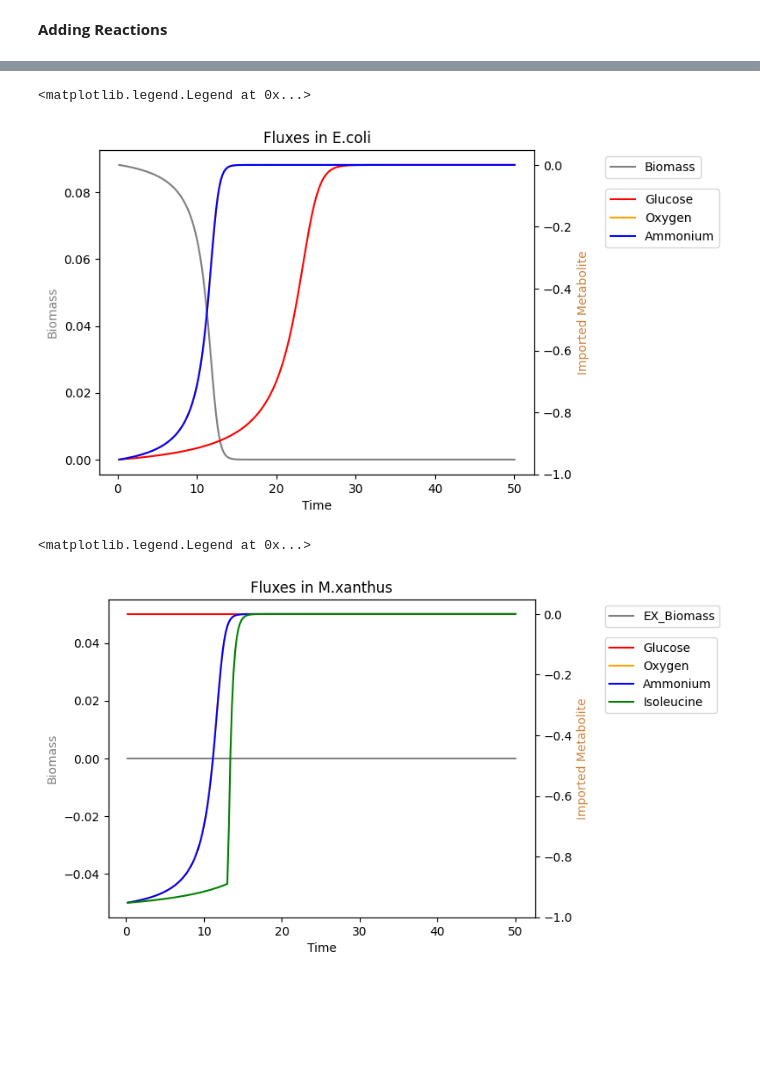
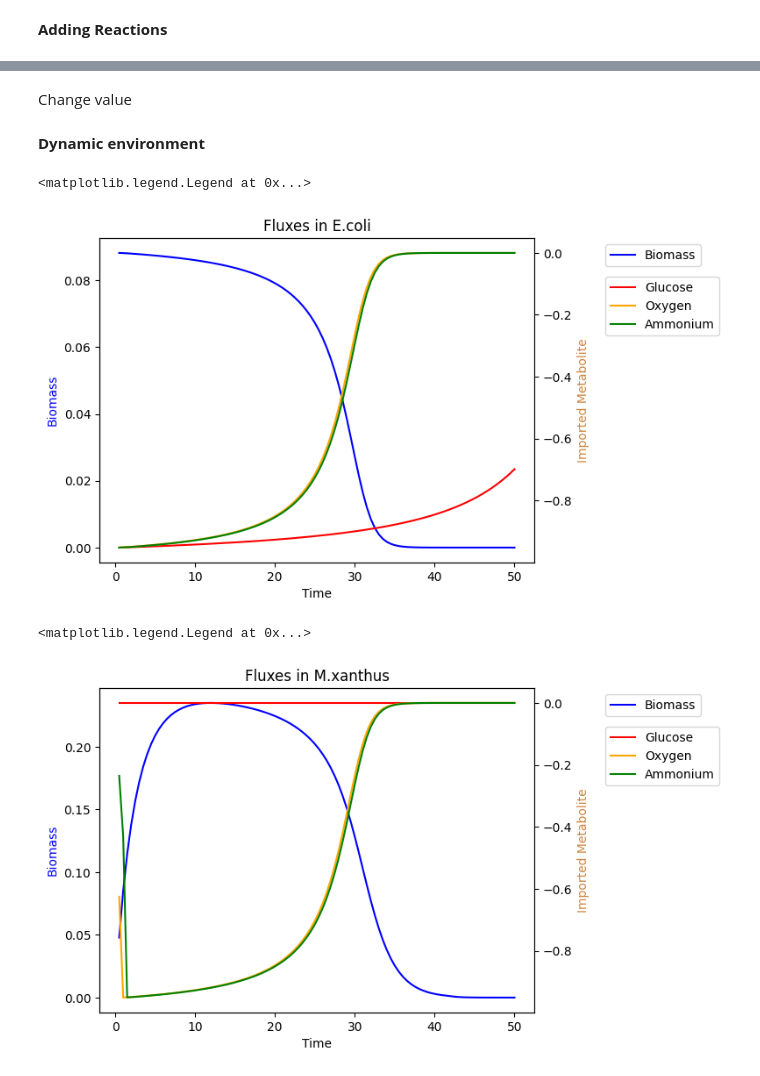
Before and after one commit to BondonMickael/M_xanthus-E_coli-Predation, a Jupyter notebook: notebooks/compart_model.ipynb, the cells around one changed output, grey strips where cells are left out. Drawn from its saved outputs; the diff is of its cells as text; code cells hidden in the pictures; blank space fills up the shorter version.

Commit message:
- Add predation reaction (to M.xanthus) - Add more code annotation - Start making class for predation

```diff
--- a/notebooks/compart_model.ipynb
+++ b/notebooks/compart_model.ipynb
@@ -64,0 +228,2 @@ M_xanthus.add_boundary(M_xanthus.metabolites.get_by_id("Biomass_e"), type="excha
+# %% [markdown]
+Change value
@@ -67,10 +244,12 @@ M_xanthus.reactions.EX_glc_D_e.id = 'EX_glc__D_e'
+# %% [markdown]
+**Dynamic environment**
 # %%
 t = 0
 tf = 50
 steps = 0.5
 time_point = [0]
 it = 1
-y = [100, 100, 100, 100] # give the number of metabolites in the environment
+y = [100, 100, 100] # give the number of metabolites in the environment
 biomass = 0 # quantities of Biomass in the environment
 fluxes_E = []
 fluxes_M = []
@@ -85,26 +264,24 @@ for reaction in M_xanthus.reactions:
 
 
 def add_dynamic_bounds(model, y, biomass):
-    """Use external concentrations to bound the uptake flux of glucose. \n
+    """Use external concentrations to change the bound changing the uptake flux of the limited metabolites. \n
     :param sbml model: The model you want to add dynamic bounds. \n
-    :param list(int) y: A list of the metabolite quantities in environment. In order: glucose, oxygen, amonium, isoleucine.
+    :param list(int) y: A list of the metabolite quantities in environment. In order: glucose, oxygen, amonium. \n
     :param int biomass: Quantities of Biomass in the environment.
     """
-    glucose, oxygen, ammonium, isoleucine = y  # expand the boundary species (Can put more)
+    glucose, oxygen, ammonium = y  # expand the boundary species (Can put more)
 
     glucose_max_import = -10 * glucose / (5 + glucose) # calculate the max import value for the metabolites
     oxygen_max_import = -10 * oxygen / (5 + oxygen)
     ammonium_max_import = -10 * ammonium / (5 + ammonium)
-    isoleucine_max_import = -10 * isoleucine / (5 + isoleucine)
     biomass_max_import = -10 * biomass / (5 + biomass)
-
-    E_coli.reactions.EX_glc__D_e.lower_bound = glucose_max_import  # change the limit of importation with the mex import
 
     model.reactions.EX_o2_e.lower_bound = oxygen_max_import
     model.reactions.EX_nh4_e.lower_bound = ammonium_max_import
 
-    M_xanthus.reactions.EX_ile_L_e.lower_bound = isoleucine_max_import
-    M_xanthus.reactions.EX_glu_L_e.bounds = [0,0]
+    E_coli.reactions.EX_glc__D_e.lower_bound = glucose_max_import  # change the limit of importation with the max import
+
+    M_xanthus.reactions.EX_glc__D_e.bounds = [0,0]
     M_xanthus.reactions.EX_Biomass_e.lower_bound = biomass_max_import
 
 
@@ -114,13 +291,11 @@ def update_metabolites(fluxes, y, biomass):
     :param list(int) y: A list of the metabolite quantities in environment. In order: glucose, oxygen, amonium, isoleucine. \n
     :param int biomass: Quantities of Biomass in the environment.
     """
-    glucose, oxygen, ammonium, isoleucine = y  # expand the boundary species (Can put more)
+    glucose, oxygen, ammonium = y  # expand the boundary species (Can put more)
 
     glucose = glucose + fluxes["EX_glc__D_e"]  # calculate the number of metabolites
     oxygen = oxygen + fluxes["EX_o2_e"]
     ammonium = ammonium + fluxes["EX_nh4_e"]
-    if "EX_ile_L_e" in fluxes:
-        isoleucine = isoleucine + fluxes["EX_ile_L_e"]
     if "BIOMASS_Ec_iML1515_core_75p37M" in fluxes:
         biomass = biomass + fluxes["BIOMASS_Ec_iML1515_core_75p37M"]
     if "EX_Biomass_e" in fluxes:
@@ -132,12 +307,10 @@ def update_metabolites(fluxes, y, biomass):
         oxygen = 0
     if ammonium < 0:
         ammonium = 0
-    if isoleucine < 0:
-        isoleucine = 0
     if biomass < 0:
         biomass = 0
 
-    y = (glucose, oxygen, ammonium, isoleucine)  # changing the value of the metabolites
+    y = (glucose, oxygen, ammonium)  # changing the value of the metabolites
     return y, biomass
 
 
@@ -174,12 +347,12 @@ for i in fluxes_E:
     ammonium.append(i["EX_nh4_e"])
 
 ax = plt.subplot(111)
-ax.plot(time_point[1:], biomass, color="gray", label="Biomass")
+ax.plot(time_point[1:], biomass, color="blue", label="Biomass")
 ax2 = plt.twinx(ax)
 ax2.plot(time_point[1:], glucose, color="red", label="Glucose")
 ax2.plot(time_point[1:], oxygen, color="orange", label="Oxygen")
-ax2.plot(time_point[1:], ammonium, color="blue", label="Ammonium")
-ax.set_ylabel("Biomass", color="gray")
+ax2.plot(time_point[1:], ammonium, color="green", label="Ammonium")
+ax.set_ylabel("Biomass", color="blue")
 ax2.set_ylabel("Imported Metabolite", color="peru")
 ax.set_xlabel('Time')
 
@@ -188,39 +361,36 @@ ax.legend(bbox_to_anchor=(1.15, 1), loc="upper left")
 ax2.legend(bbox_to_anchor=(1.15, 0.90), loc="upper left")
 # %% [output]
 <matplotlib.legend.Legend at 0x...>
-[figure, old version]
+[figure, new version]
 # %%
 glucose = []
 oxygen = []
 ammonium = []
-isoleucine = []
 biomass = []
 
 for i in fluxes_M:
     glucose.append(i["EX_glc__D_e"])
-    biomass.append(i["EX_Biomass_e"])
+    biomass.append(i["OF_BIOMASS"])
     oxygen.append(i["EX_o2_e"])
     ammonium.append(i["EX_nh4_e"])
-    isoleucine.append(i["EX_ile_L_e"])
 
 ax = plt.subplot(111)
-ax.plot(time_point[1:], biomass, color="gray", label="EX_Biomass")
+ax.plot(time_point[1:], biomass, color="blue", label="Biomass")
 ax2 = plt.twinx(ax)
 ax2.plot(time_point[1:], glucose, color="red", label="Glucose")
 ax2.plot(time_point[1:], oxygen, color="orange", label="Oxygen")
-ax2.plot(time_point[1:], ammonium, color="blue", label="Ammonium")
-ax2.plot(time_point[1:], isoleucine, color="green", label="Isoleucine")
+ax2.plot(time_point[1:], ammonium, color="green", label="Ammonium")
 
-ax.set_ylabel("Biomass", color="gray")
+ax.set_ylabel("Biomass", color="blue")
 ax2.set_ylabel("Imported Metabolite", color="peru")
 ax.set_xlabel('Time')
 
 ax.set_title("Fluxes in M.xanthus")
 ax.legend(bbox_to_anchor=(1.15, 1), loc="upper left")
 ax2.legend(bbox_to_anchor=(1.15, 0.90), loc="upper left")
 # %% [output]
 <matplotlib.legend.Legend at 0x...>
-[figure, old version]
+[figure, new version]
 # %%
 biomass_E = []
 biomass_M = []
```
Also changed, not shown: parts of 11 cells of this notebook, 3 other files.
